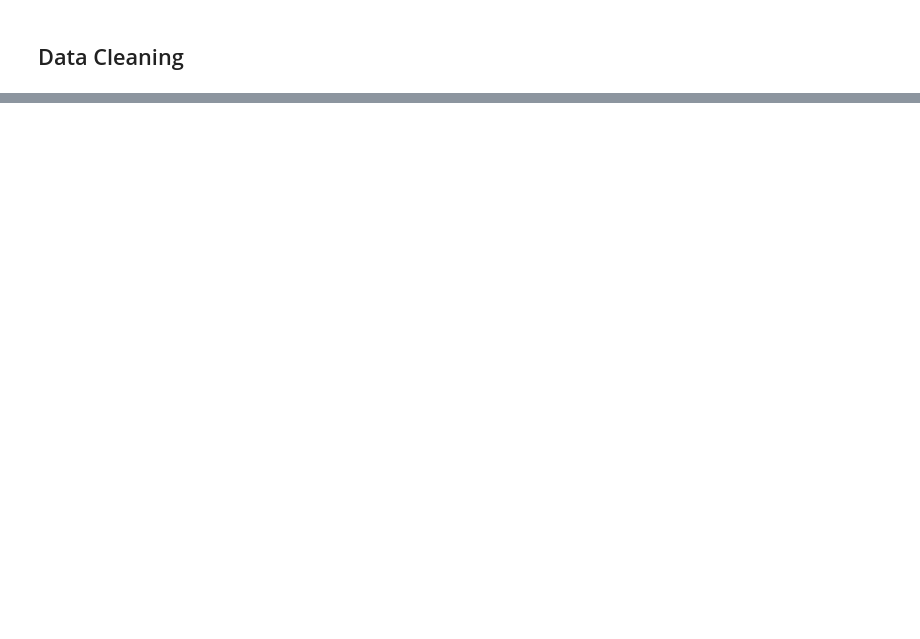
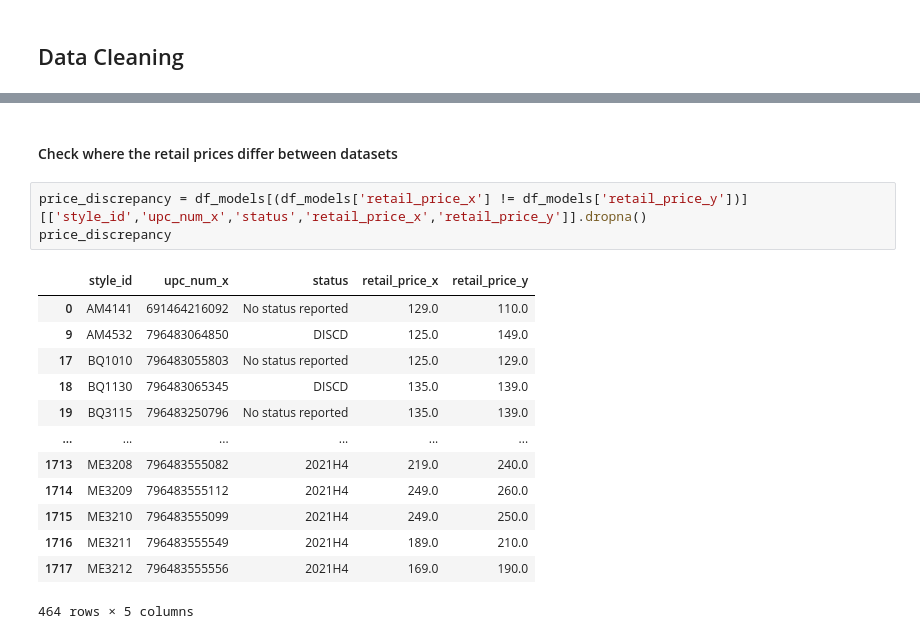
Before and after one commit to vmorenocosta/project-capstone-watch-sales, a Jupyter notebook: code/01_data_cleaning.ipynb, the cells around one changed output, grey strips where cells are left out. Cells and saved outputs as stored; diff of their text form; blank space fills up the shorter version.

```diff
--- a/code/01_data_cleaning.ipynb
+++ b/code/01_data_cleaning.ipynb
@@ -14,0 +397,19 @@ In this project, I aim to build a model that accurately and more quickly forecas
+# %% [markdown]
+#### Check where the retail prices differ between datasets
+# %%
+price_discrepancy = df_models[(df_models['retail_price_x'] != df_models['retail_price_y'])][['style_id','upc_num_x','status','retail_price_x','retail_price_y']].dropna()
+price_discrepancy
+# %% [output]
+|  | style_id | upc_num_x | status | retail_price_x | retail_price_y |
+| 0 | AM4141 | 691464216092 | No status reported | 129.0 | 110.0 |
+| 9 | AM4532 | 796483064850 | DISCD | 125.0 | 149.0 |
+| 17 | BQ1010 | 796483055803 | No status reported | 125.0 | 129.0 |
+| 18 | BQ1130 | 796483065345 | DISCD | 135.0 | 139.0 |
+| 19 | BQ3115 | 796483250796 | No status reported | 135.0 | 139.0 |
+| ... | ... | ... | ... | ... | ... |
+| 1713 | ME3208 | 796483555082 | 2021H4 | 219.0 | 240.0 |
+| 1714 | ME3209 | 796483555112 | 2021H4 | 249.0 | 260.0 |
+| 1715 | ME3210 | 796483555099 | 2021H4 | 249.0 | 250.0 |
+| 1716 | ME3211 | 796483555549 | 2021H4 | 189.0 | 210.0 |
+| 1717 | ME3212 | 796483555556 | 2021H4 | 169.0 | 190.0 |
+464 rows × 5 columns
```
Also changed, not shown: parts of 70 cells of this notebook, 17 other files.
